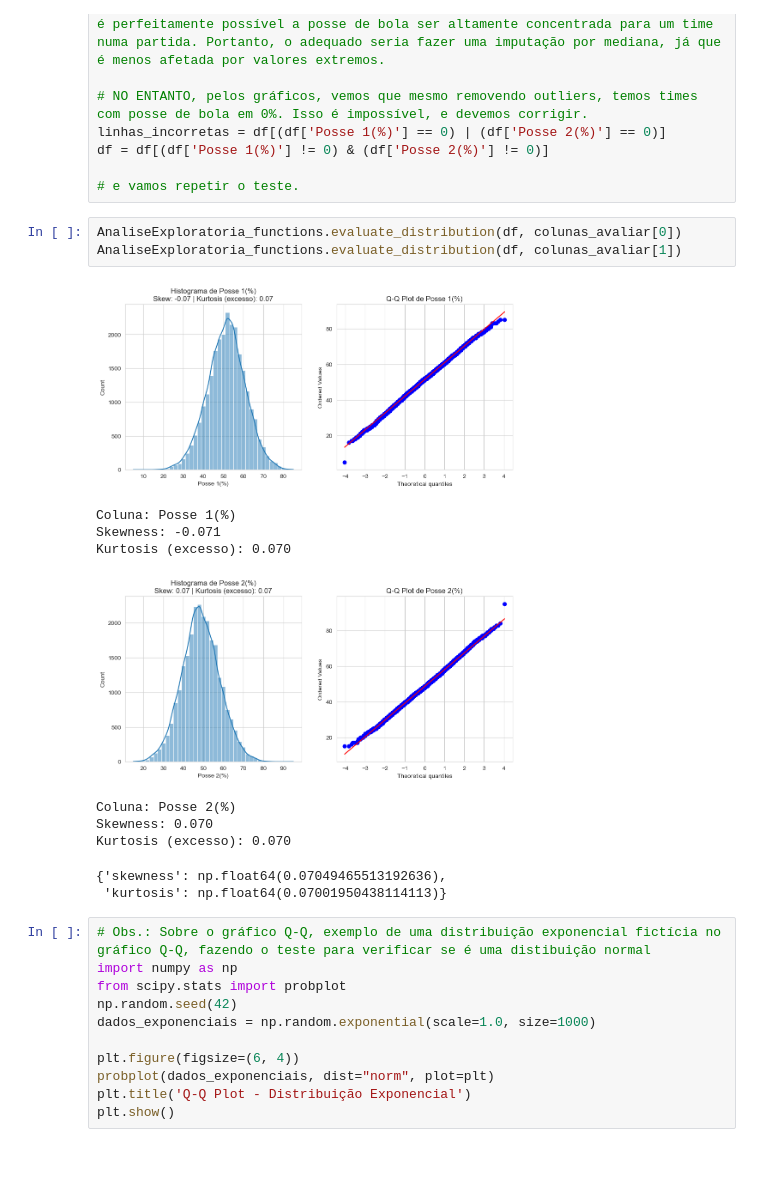
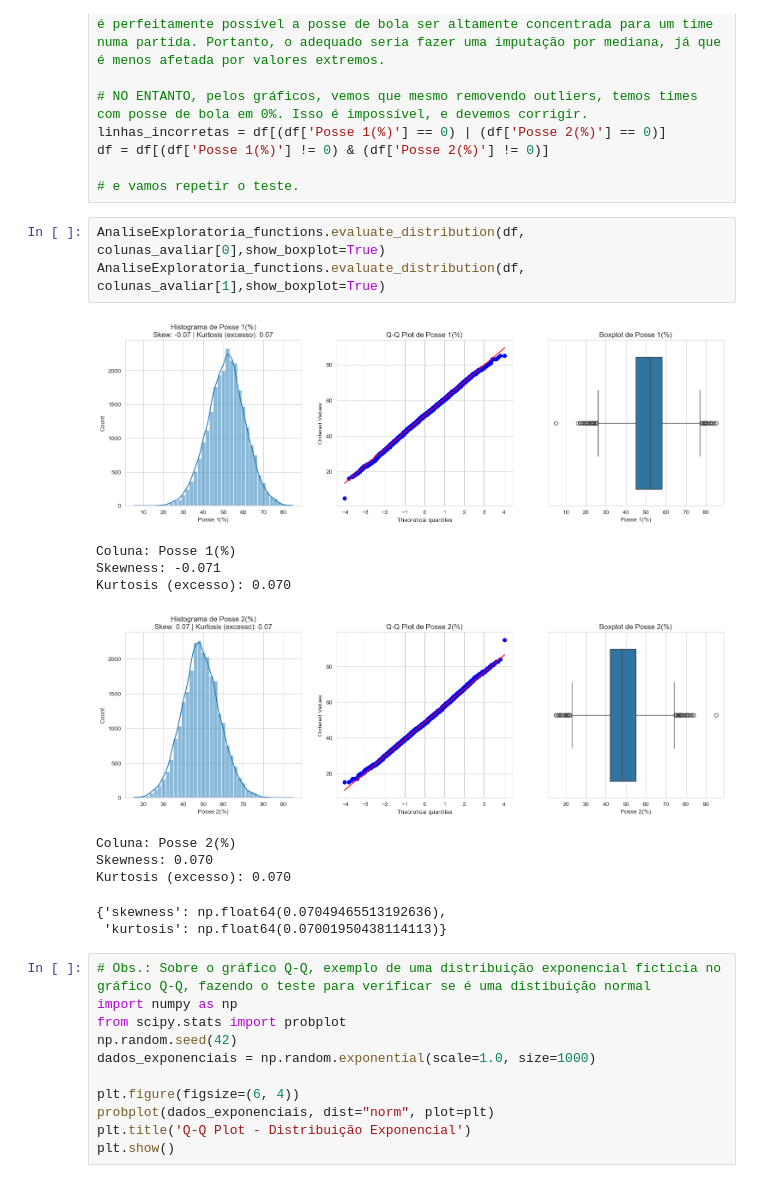
Before and after one commit to joaaosc/PS-2025.1-Oscar, a Jupyter notebook: Lidando com os NaN's.ipynb, the cells around one changed output. Saved outputs shown, nothing was run; the diff lists cells and outputs as text.

```diff
--- a/Lidando com os NaN's.ipynb
+++ b/Lidando com os NaN's.ipynb
@@ -105,14 +105,14 @@ df = df[(df['Posse 1(%)'] != 0) & (df['Posse 2(%)'] != 0)]
 
 # e vamos repetir o teste.
 # %%
-AnaliseExploratoria_functions.evaluate_distribution(df, colunas_avaliar[0])
-AnaliseExploratoria_functions.evaluate_distribution(df, colunas_avaliar[1])
+AnaliseExploratoria_functions.evaluate_distribution(df, colunas_avaliar[0],show_boxplot=True)
+AnaliseExploratoria_functions.evaluate_distribution(df, colunas_avaliar[1],show_boxplot=True)
 # %% [output]
-[figure, old version]
+[figure, new version]
 Coluna: Posse 1(%)
 Skewness: -0.071
 Kurtosis (excesso): 0.070
-[figure, old version]
+[figure, new version]
 Coluna: Posse 2(%)
 Skewness: 0.070
 Kurtosis (excesso): 0.070
```
Also changed, not shown: parts of 4 cells of this notebook.
